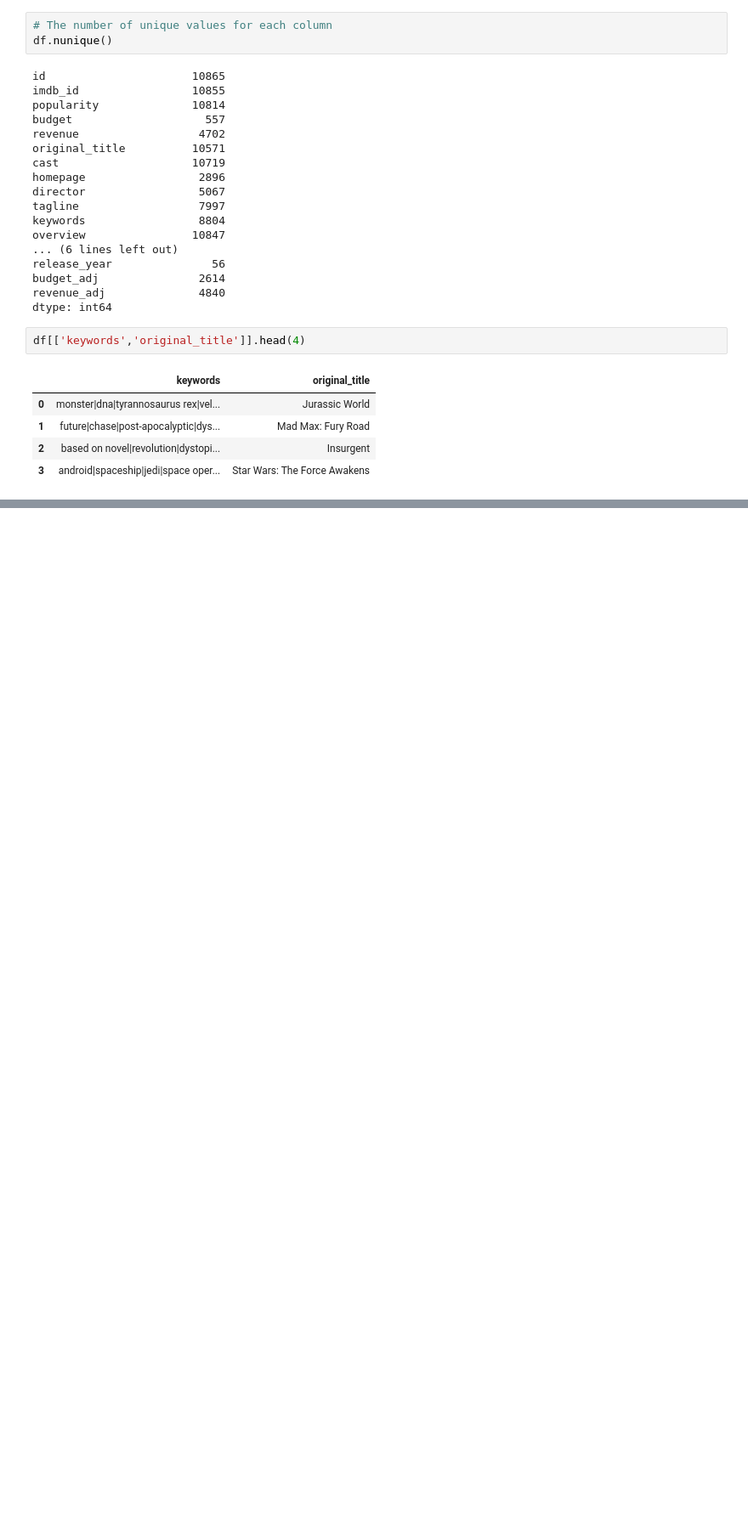
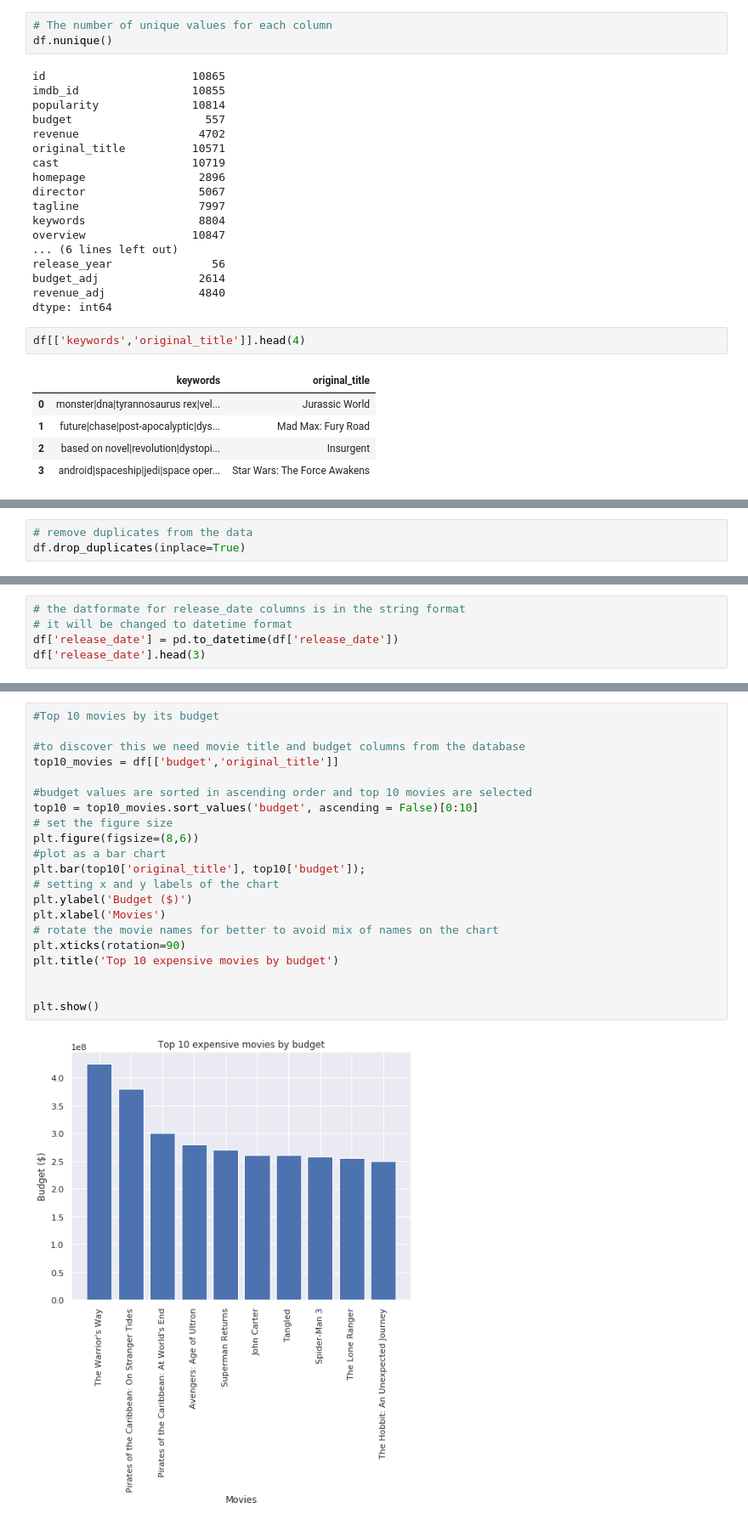
Before and after one commit to ibragimoveldor/Data-Analyst-Projects, a Jupyter notebook: Project_2/Final_submission/investigate-a-dataset-template.ipynb, the cells around one changed output, grey strips where cells are left out. Shown at 85% size. Drawn from its saved outputs; the diff is of its cells as text; blank space fills up the shorter version.

```diff
--- a/Project_2/Final_submission/investigate-a-dataset-template.ipynb
+++ b/Project_2/Final_submission/investigate-a-dataset-template.ipynb
@@ -203,0 +180,3 @@ dtype: int64
+# %%
+# remove duplicates from the data
+df.drop_duplicates(inplace=True)
@@ -203,0 +185,5 @@ dtype: int64
+# %%
+# the datformate for release_date columns is in the string format
+# it will be changed to datetime format
+df['release_date'] = pd.to_datetime(df['release_date'])
+df['release_date'].head(3)
@@ -203,0 +201,23 @@ dtype: int64
+# %%
+#Top 10 movies by its budget
+
+#to discover this we need movie title and budget columns from the database
+top10_movies = df[['budget','original_title']]
+
+#budget values are sorted in ascending order and top 10 movies are selected
+top10 = top10_movies.sort_values('budget', ascending = False)[0:10]
+# set the figure size
+plt.figure(figsize=(8,6))
+#plot as a bar chart
+plt.bar(top10['original_title'], top10['budget']);
+# setting x and y labels of the chart
+plt.ylabel('Budget ($)')
+plt.xlabel('Movies')
+# rotate the movie names for better to avoid mix of names on the chart
+plt.xticks(rotation=90)
+plt.title('Top 10 expensive movies by budget')
+
+
+plt.show()
+# %% [output]
+[figure, added]
```
Also changed, not shown: parts of 52 cells of this notebook, 2 other files.
